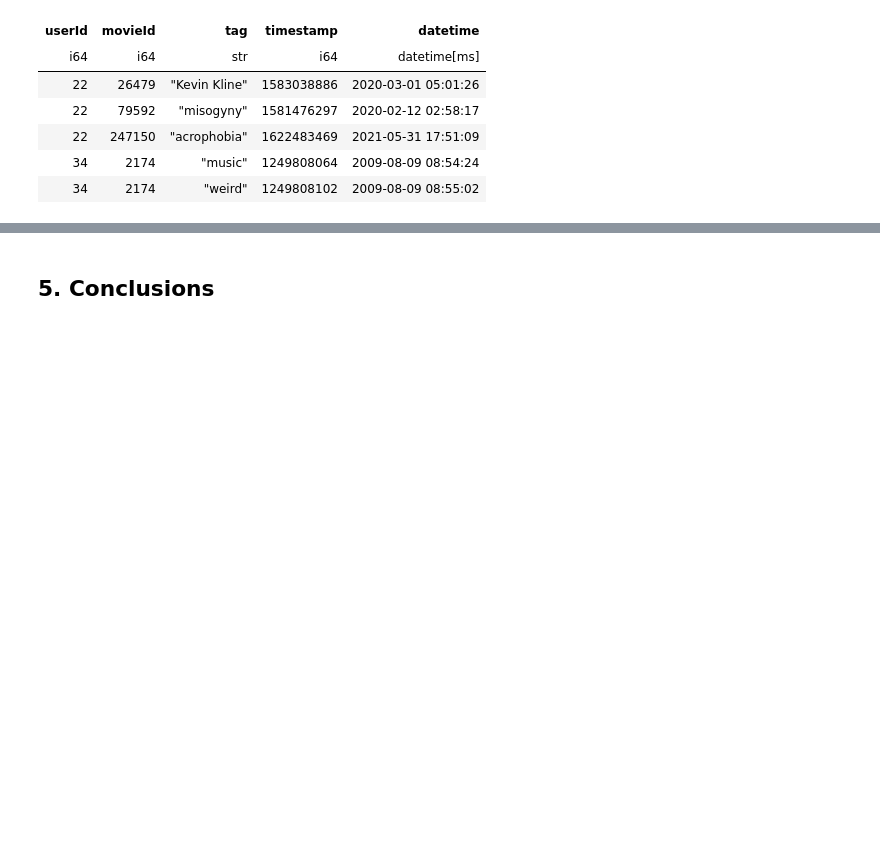
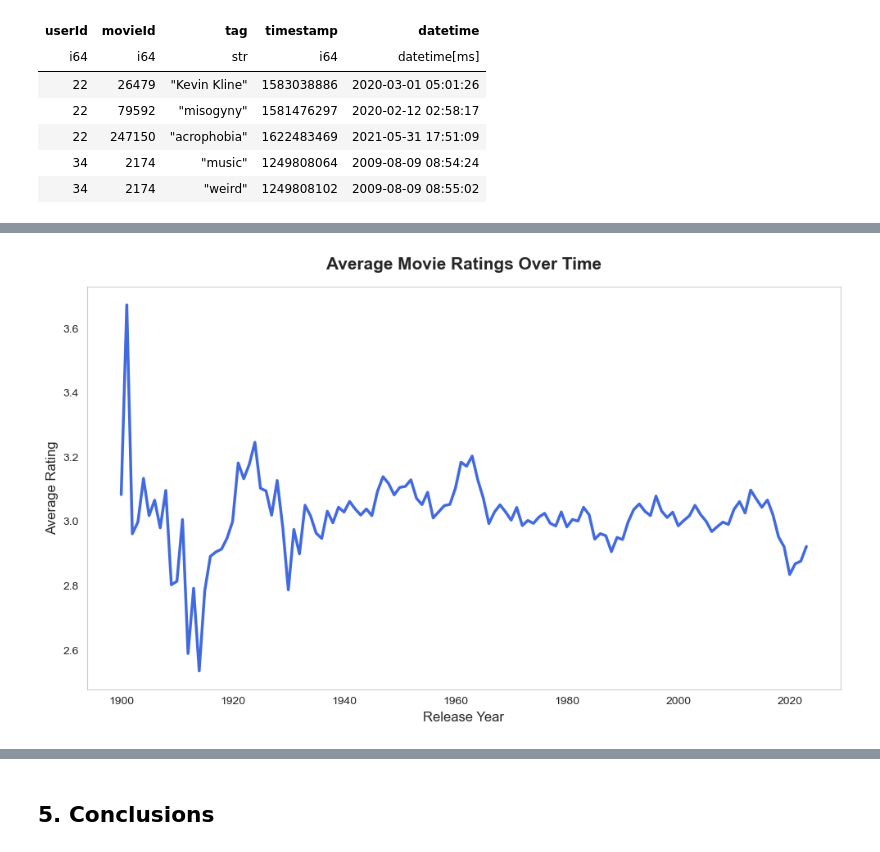
Before and after one commit to ritamaravilhamarques/BDF25_7, a Jupyter notebook: BDF25_7_data/big_data/ml-32m/Notebook.ipynb, the cells around one changed output, grey strips where cells are left out. Cells and saved outputs as stored; diff of their text form; code cells hidden in the pictures; blank space fills up the shorter version.

```diff
--- a/BDF25_7_data/big_data/ml-32m/Notebook.ipynb
+++ b/BDF25_7_data/big_data/ml-32m/Notebook.ipynb
@@ -503,0 +697,29 @@ Gráficos:
+# %%
+df_time = df_moviedetails.to_pandas()
+
+df_time = df_time[(df_time['year'] >= 1900) & (df_time['year'] <= 2025)]
+
+ratings_over_time = (
+    df_time.groupby('year', as_index=False)
+    .agg({'average_rating': 'mean', 'rating_count': 'sum'})
+)
+
+plt.figure(figsize=(10, 6))
+sns.set_style("whitegrid")
+
+sns.lineplot(
+    data=ratings_over_time,
+    x='year',
+    y='average_rating',
+    color='royalblue',
+    linewidth=2.5
+)
+
+plt.title("Average Movie Ratings Over Time", fontsize=15, weight='bold', pad=15)
+plt.xlabel("Release Year", fontsize=12)
+plt.ylabel("Average Rating", fontsize=12)
+plt.grid(False)
+plt.tight_layout()
+plt.show()
+# %% [output]
+[figure, added]
```
Also changed, not shown: parts of 35 cells of this notebook.
